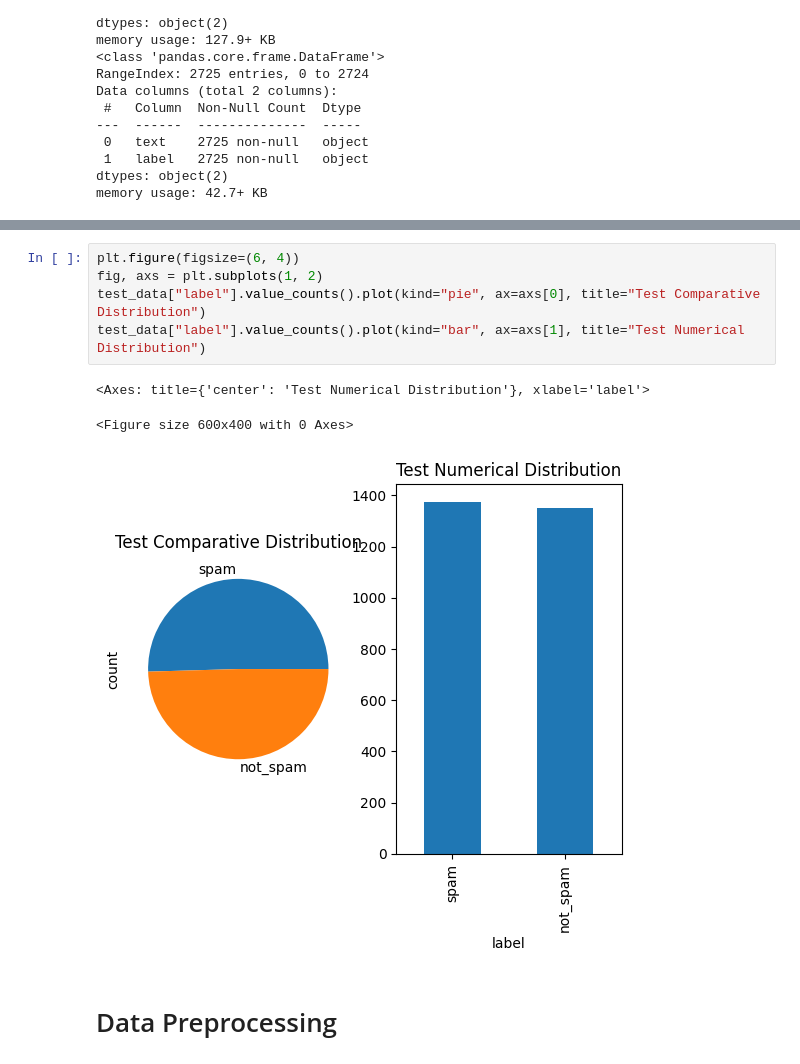
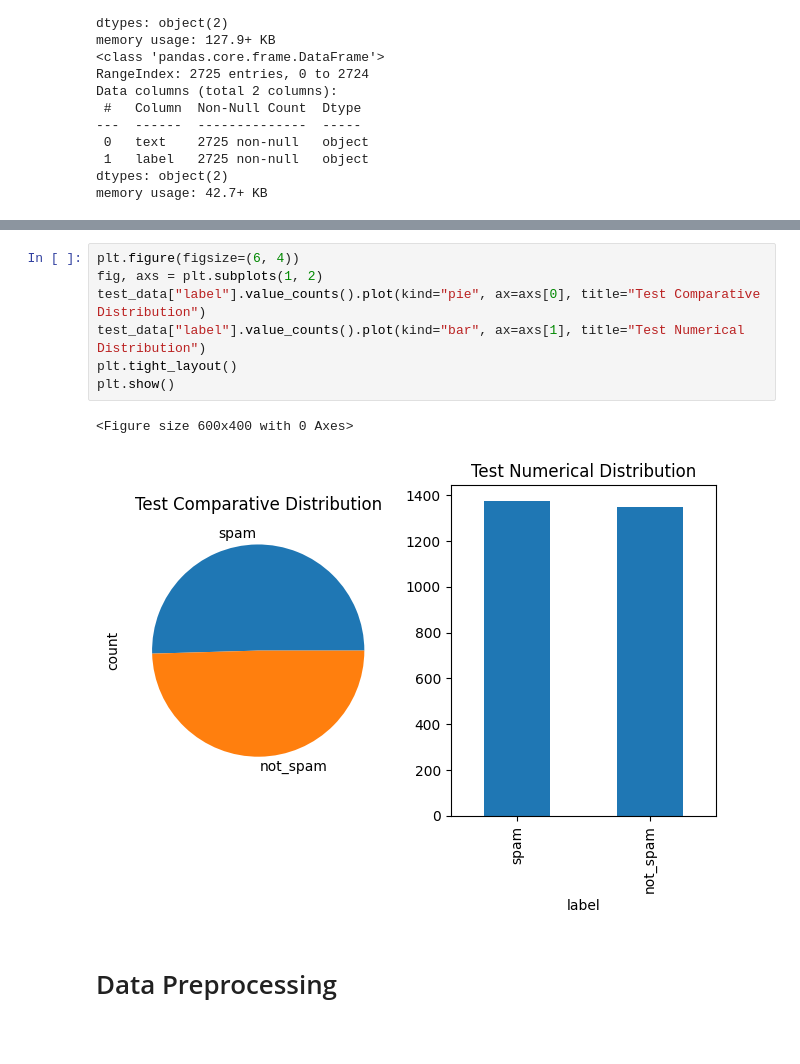
Before and after one commit to OmerTurk1/NLP_learning, a Jupyter notebook: NLP-Spam-Detection.ipynb, the cells around one changed output, grey strips where cells are left out. Drawn from its saved outputs; the diff is of its cells as text; blank space fills up the shorter version.

```diff
--- a/NLP-Spam-Detection.ipynb
+++ b/NLP-Spam-Detection.ipynb
@@ -66,12 +67,13 @@ train_data["label"].value_counts().plot(kind="bar", ax=axs[1], title="Train Nume
 # %%
 plt.figure(figsize=(6, 4))
 fig, axs = plt.subplots(1, 2)
 test_data["label"].value_counts().plot(kind="pie", ax=axs[0], title="Test Comparative Distribution")
 test_data["label"].value_counts().plot(kind="bar", ax=axs[1], title="Test Numerical Distribution")
+plt.tight_layout()
+plt.show()
 # %% [output]
-<Axes: title={'center': 'Test Numerical Distribution'}, xlabel='label'>
+<Figure size 600x400 with 0 Axes>
-<Figure size 600x400 with 0 Axes>
-[figure, old version]
+[figure, new version]
 # %% [markdown]
 # Data Preprocessing
 # %%
```
Also changed, not shown: parts of 5 cells of this notebook.
